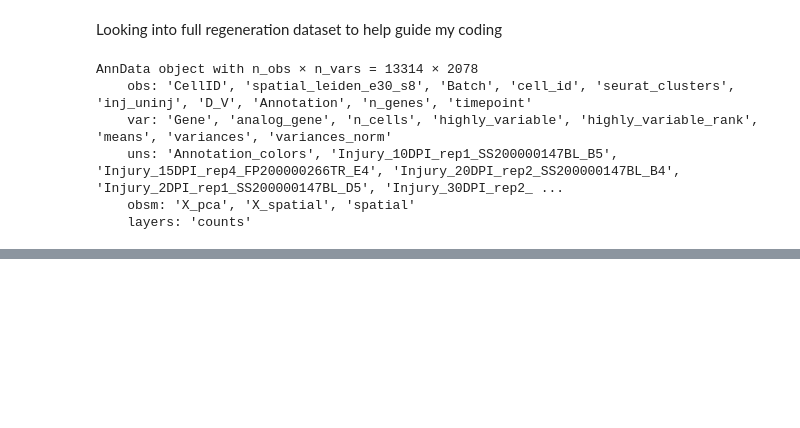
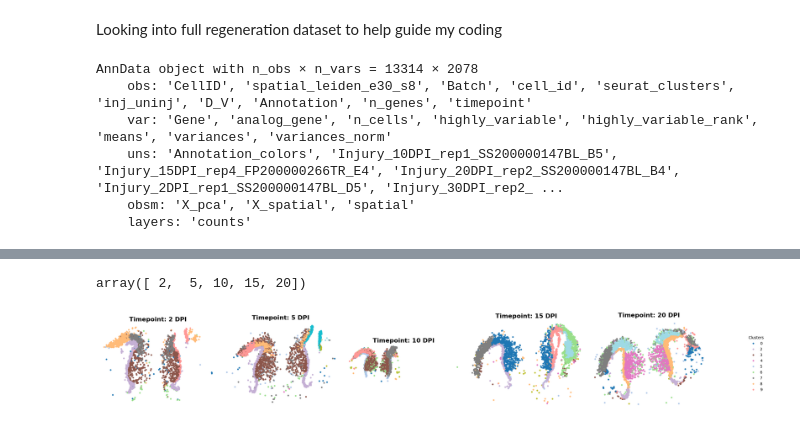
Before and after one commit to prior-ot-cfm/conditional-flow-matching, a Jupyter notebook: notebooks/regen.ipynb, the cells around one changed output, grey strips where cells are left out. Cells and saved outputs as stored; diff of their text form; code cells hidden in the pictures; blank space fills up the shorter version.

```diff
--- a/notebooks/regen.ipynb
+++ b/notebooks/regen.ipynb
@@ -35,0 +47,76 @@ AnnData object with n_obs × n_vars = 13314 × 2078
+# %%
+time_map = {
+    '2DPI': 2,
+    '5DPI': 5,
+    '10DPI': 10,
+    '15DPI': 15,
+    '20DPI': 20
+}
+
+# Apply the mapping to the observations
+adata.obs["timepoints"] = adata.obs["timepoint"].map(time_map).astype(int)
+# %%
+adata.obs["timepoints"].unique()
+# %% [output]
+array([ 2,  5, 10, 15, 20])
+# %%
+import matplotlib.pyplot as plt
+import seaborn as sns
+
+# 1. Setup the grid
+tps = sorted(adata.obs['timepoints'].unique())
+clusters = adata.obs["spatial_leiden_e30_s8"].unique()
+cmap = plt.cm.get_cmap("tab20", len(clusters))
+
+# Build mapping
+color_map = {cl: cmap(i) for i, cl in enumerate(clusters)}
+
+ncols = 5
+nrows = (len(tps) + ncols - 1) // ncols
+fig, axes = plt.subplots(nrows, ncols, figsize=(5 * ncols, 5 * nrows))
+axes = axes.flatten()
+
+# 2. Plot each slide
+for i, tp in enumerate(tps):
+    # Slice the adata for the specific timepoint
+    data = adata[adata.obs['timepoints'] == tp].copy()
+
+    sns.scatterplot(
+        x=data.obsm['spatial'][:, 0],
+        y=data.obsm['spatial'][:, 1],
+        hue=data.obs["spatial_leiden_e30_s8"], # FIX: Use 'data' not 'adata'
+        palette=color_map,
+        ax=axes[i],
+        s=15,
+        edgecolor=None,
+        legend=(i == 0) # Temporary legend for the first plot to grab handles
+    )
+
+    axes[i].set_title(f"Timepoint: {tp} DPI", fontsize=16, fontweight='bold')
+    axes[i].set_aspect('equal')
+    axes[i].invert_yaxis() # Often needed for spatial data to match physical tissue orientation
+    axes[i].axis('off')
+
+# 3. Create a Single Global Legend
+# Grab handles and labels from the first axis
+handles, labels = axes[0].get_legend_handles_labels()
+axes[0].get_legend().remove() # Remove the local legend from the first subplot
+
+fig.legend(
+    handles, labels,
+    loc='center right',
+    title="Clusters",
+    bbox_to_anchor=(0.98, 0.5),
+    frameon=False
+)
+
+# 4. Cleanup and show
+for j in range(i + 1, len(axes)):
+    axes[j].axis('off')
+
+# Adjust layout to make room for the legend on the right
+plt.tight_layout(rect=[0, 0, 0.9, 1])
+plt.savefig("spatial_coordinates_axolotl.jpg", dpi=300)
+plt.show()
+# %% [output]
+[figure, added]
```
Also changed, not shown: parts of 2 cells of this notebook, 1 other file.
